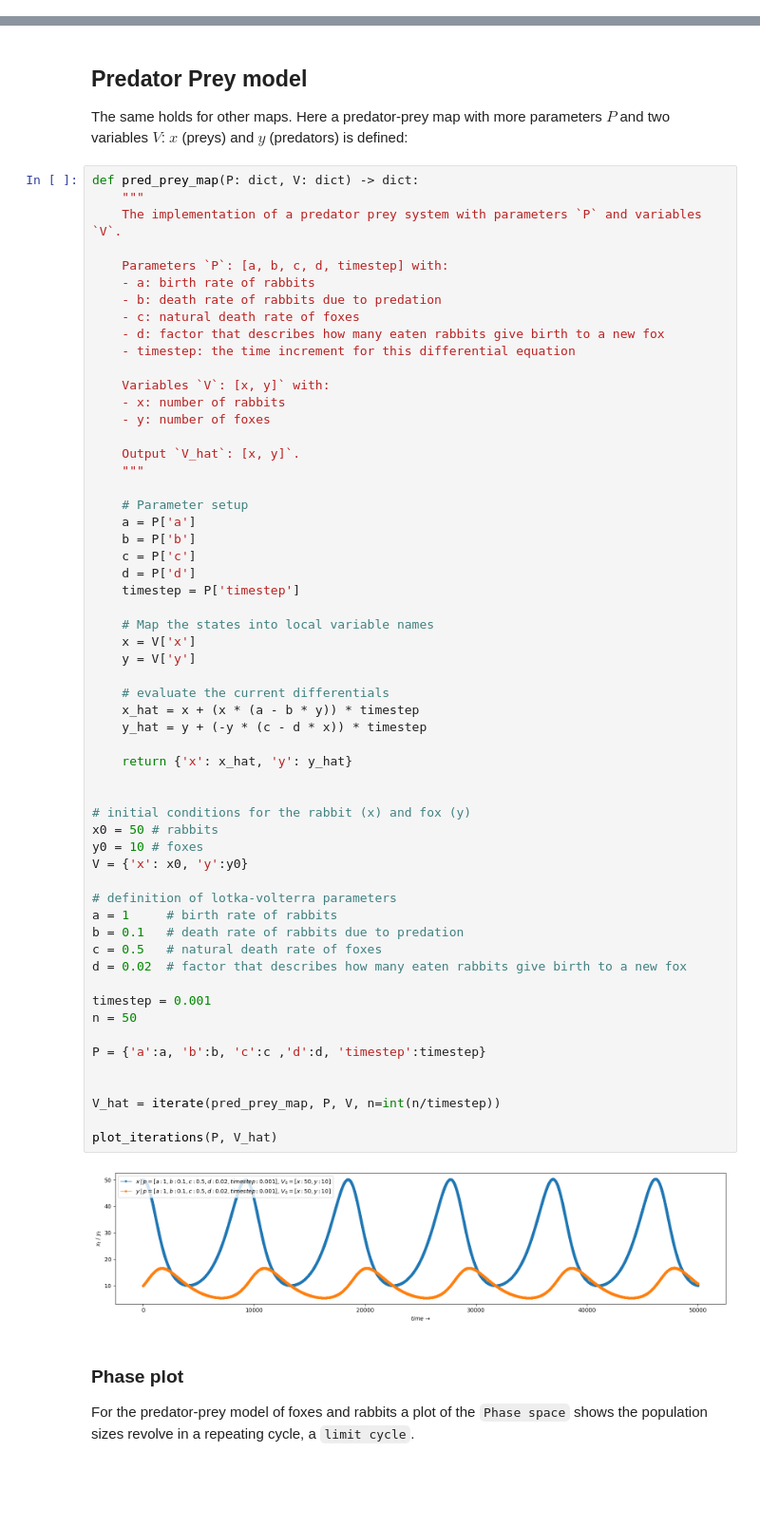
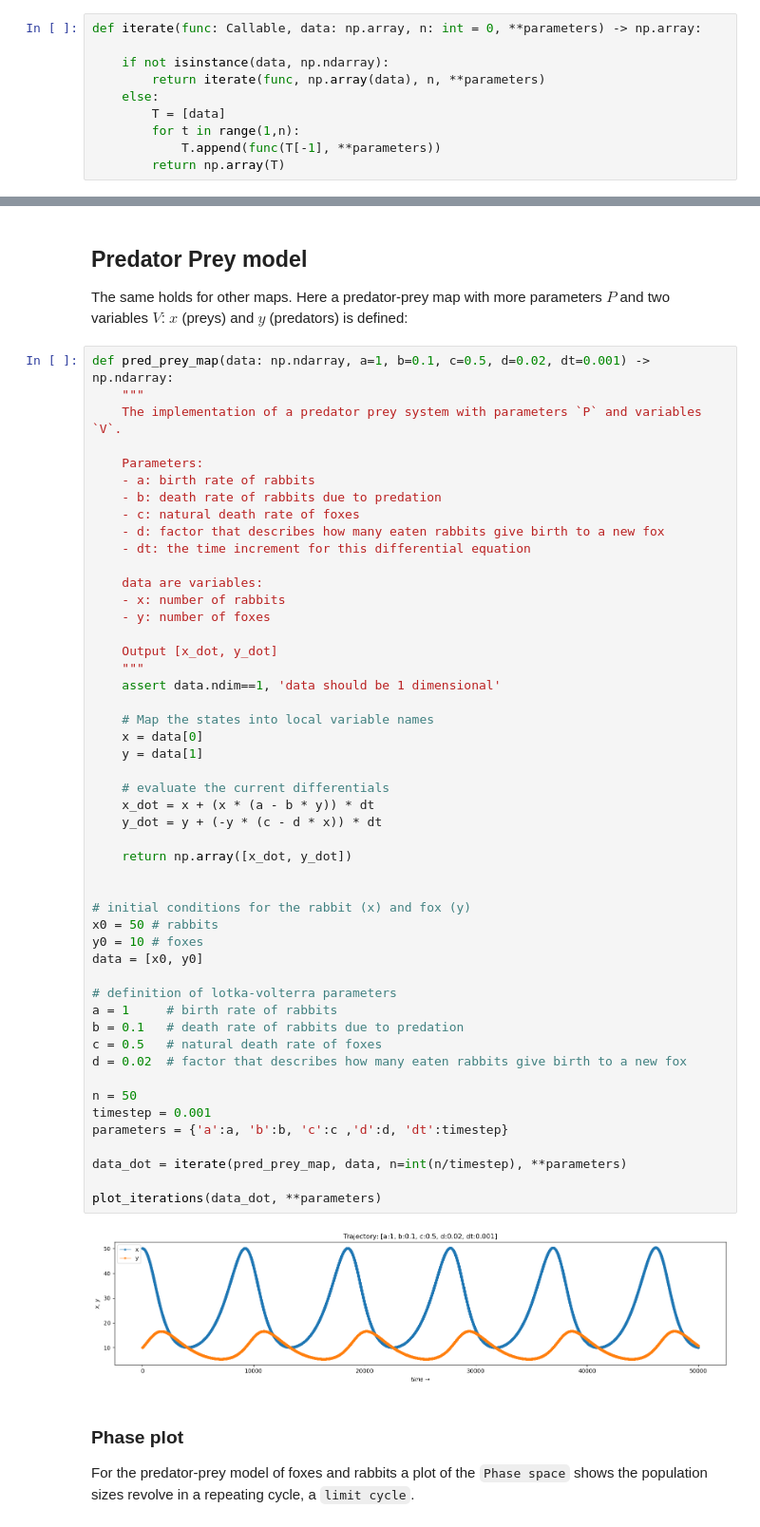
Before and after one commit to bartmarseille/iterative-maps, a Jupyter notebook: 0. Map-iterate-plot framework.ipynb, the cells around one changed output, grey strips where cells are left out. Shown at 95% size. Drawn from its saved outputs; the diff is of its cells as text; blank space fills up the shorter version.

Commit message:
pass parameters as **kwargs

```diff
--- a/0. Map-iterate-plot framework.ipynb
+++ b/0. Map-iterate-plot framework.ipynb
@@ -33,3 +19,13 @@ def iterate(map: Callable, P: dict, V: dict=None, n=0) -> dict:
+# %%
+def iterate(func: Callable, data: np.array, n: int = 0, **parameters) -> np.array:
+
+    if not isinstance(data, np.ndarray):
+        return iterate(func, np.array(data), n, **parameters)
+    else:
+        T = [data]
+        for t in range(1,n):
+            T.append(func(T[-1], **parameters))
+        return np.array(T)
 # %% [markdown]
 The whole history or trajectory becomes available by this process of functional iteration - a `feedback-loop`, where the results of each timestep are input for the next timestep.
 # %% [markdown]
@@ -88,64 +158,56 @@ plt.tight_layout()
 
 The same holds for other maps. Here a predator-prey map with more parameters $P$ and two variables $V$: $x$ (preys) and $y$ (predators) is defined:
 # %%
-def pred_prey_map(P: dict, V: dict) -> dict:
+def pred_prey_map(data: np.ndarray, a=1, b=0.1, c=0.5, d=0.02, dt=0.001) -> np.ndarray:
     """
     The implementation of a predator prey system with parameters `P` and variables `V`.
 
-    Parameters `P`: [a, b, c, d, timestep] with:
+    Parameters:
     - a: birth rate of rabbits
     - b: death rate of rabbits due to predation
     - c: natural death rate of foxes
     - d: factor that describes how many eaten rabbits give birth to a new fox
-    - timestep: the time increment for this differential equation
+    - dt: the time increment for this differential equation
 
-    Variables `V`: [x, y]` with:
+    data are variables:
     - x: number of rabbits
     - y: number of foxes
 
-    Output `V_hat`: [x, y]`.
+    Output [x_dot, y_dot]
     """
-
-    # Parameter setup
-    a = P['a']
-    b = P['b']
-    c = P['c']
-    d = P['d']
-    timestep = P['timestep']
+    assert data.ndim==1, 'data should be 1 dimensional'
 
     # Map the states into local variable names
-    x = V['x']
-    y = V['y']
+    x = data[0]
+    y = data[1]
 
     # evaluate the current differentials
-    x_hat = x + (x * (a - b * y)) * timestep
-    y_hat = y + (-y * (c - d * x)) * timestep
+    x_dot = x + (x * (a - b * y)) * dt
+    y_dot = y + (-y * (c - d * x)) * dt
 
-    return {'x': x_hat, 'y': y_hat}
+    return np.array([x_dot, y_dot])
 
 
 # initial conditions for the rabbit (x) and fox (y)
 x0 = 50 # rabbits
 y0 = 10 # foxes
-V = {'x': x0, 'y':y0}
+data = [x0, y0]
 
 # definition of lotka-volterra parameters
 a = 1     # birth rate of rabbits
 b = 0.1   # death rate of rabbits due to predation
 c = 0.5   # natural death rate of foxes
 d = 0.02  # factor that describes how many eaten rabbits give birth to a new fox
 
+n = 50
 timestep = 0.001
-n = 50
+parameters = {'a':a, 'b':b, 'c':c ,'d':d, 'dt':timestep}
 
-P = {'a':a, 'b':b, 'c':c ,'d':d, 'timestep':timestep}
+data_dot = iterate(pred_prey_map, data, n=int(n/timestep), **parameters)
 
-
-V_hat = iterate(pred_prey_map, P, V, n=int(n/timestep))
-
-plot_iterations(P, V_hat)
+plot_iterations(data_dot, **parameters)
 # %% [output]
-[figure, old version]
+[figure, new version]
 # %% [markdown]
 ### Phase plot
 For the predator-prey model of foxes and rabbits a plot of the `Phase space` shows the population sizes revolve in a repeating cycle, a `limit cycle`.
```
Also changed, not shown: parts of 10 cells of this notebook.
